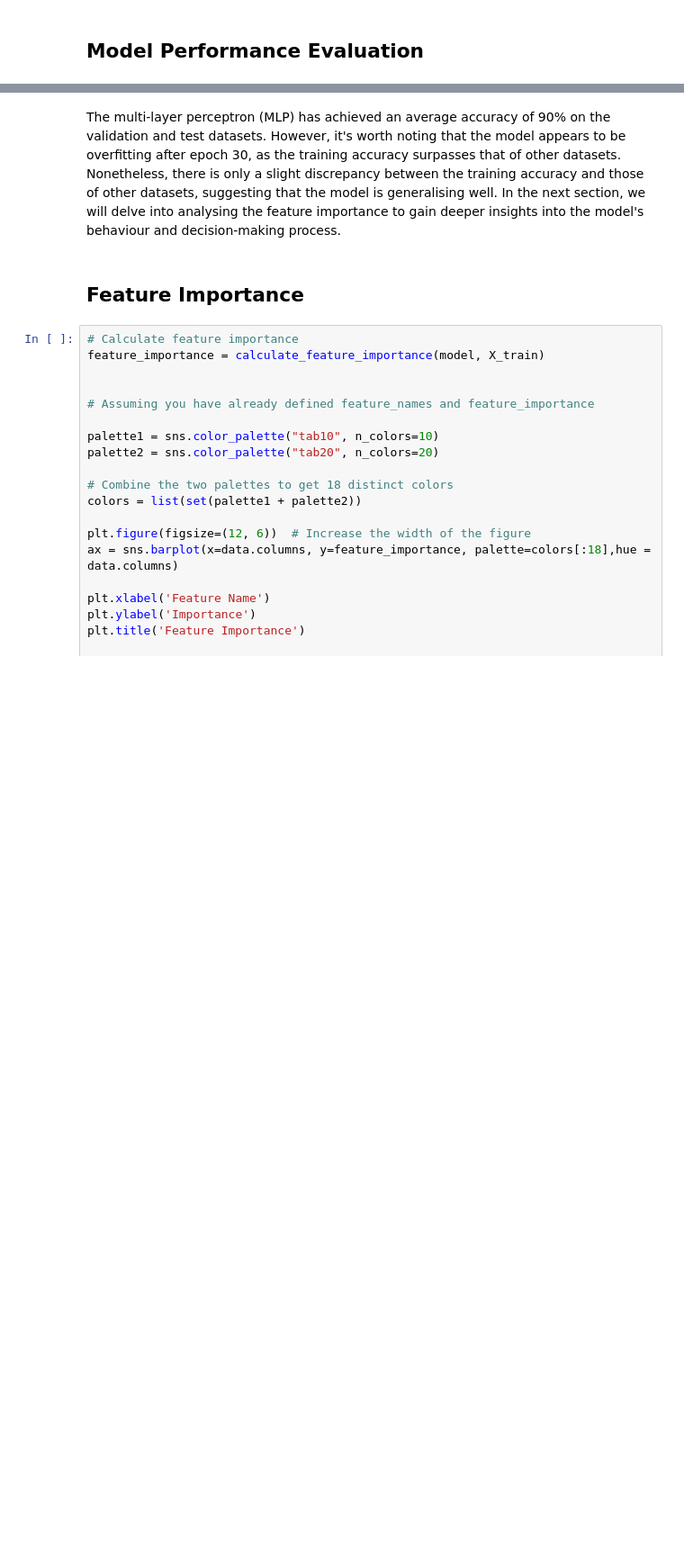
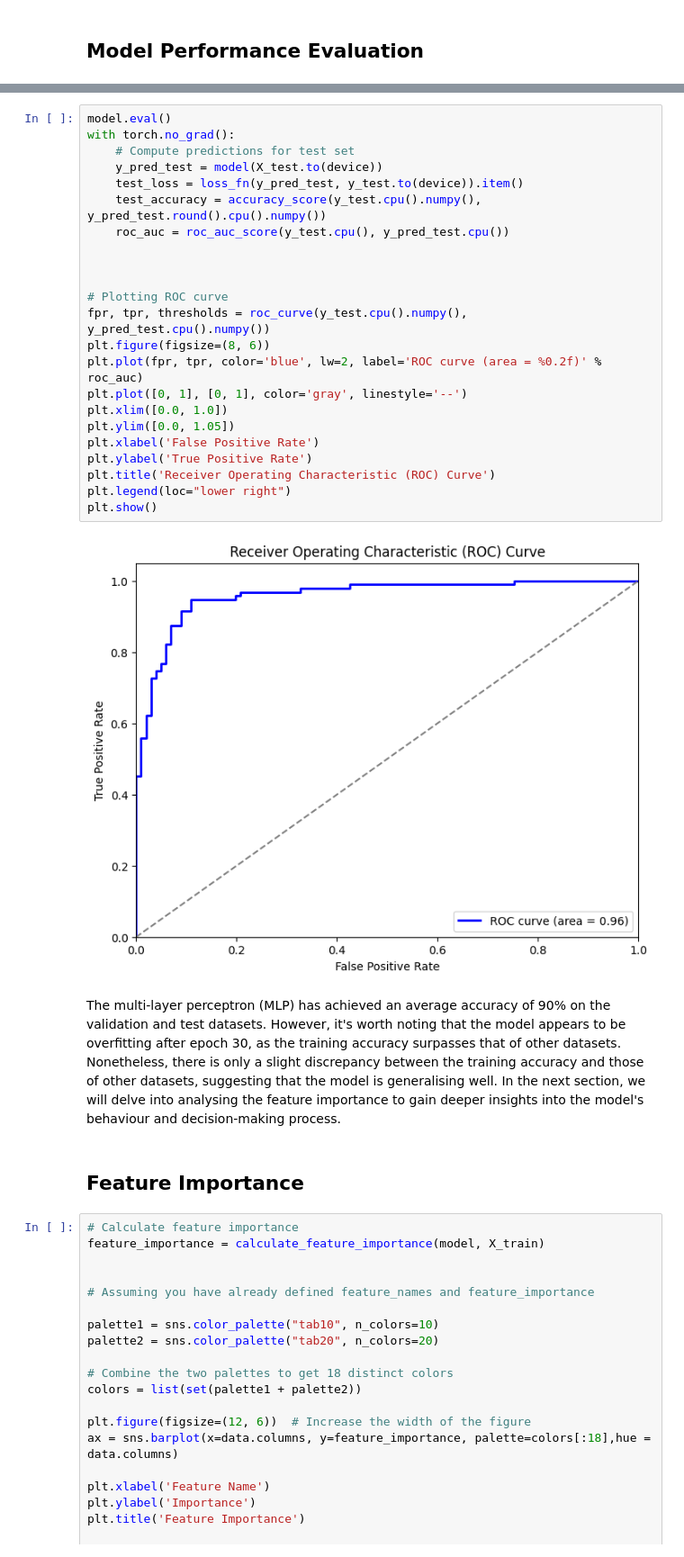
Before and after one commit to AmirMohammadiKarbalaei/Pima-Indians-Diabetes, a Jupyter notebook: Model.ipynb, the cells around one changed output, grey strips where cells are left out. Shown: that part at 90% size. Drawn from its saved outputs; the diff is of its cells as text; blank space fills up the shorter version.

```diff
--- a/Model.ipynb
+++ b/Model.ipynb
@@ -251,6 +249,31 @@ Confusion Matrix - Validation Set:
 [figure]
 Confusion Matrix - Test Set:
 [figure]
+# %%
+model.eval()
+with torch.no_grad():
+    # Compute predictions for test set
+    y_pred_test = model(X_test.to(device))
+    test_loss = loss_fn(y_pred_test, y_test.to(device)).item()
+    test_accuracy = accuracy_score(y_test.cpu().numpy(), y_pred_test.round().cpu().numpy())
+    roc_auc = roc_auc_score(y_test.cpu(), y_pred_test.cpu())
+
+
+
+# Plotting ROC curve
+fpr, tpr, thresholds = roc_curve(y_test.cpu().numpy(), y_pred_test.cpu().numpy())
+plt.figure(figsize=(8, 6))
+plt.plot(fpr, tpr, color='blue', lw=2, label='ROC curve (area = %0.2f)' % roc_auc)
+plt.plot([0, 1], [0, 1], color='gray', linestyle='--')
+plt.xlim([0.0, 1.0])
+plt.ylim([0.0, 1.05])
+plt.xlabel('False Positive Rate')
+plt.ylabel('True Positive Rate')
+plt.title('Receiver Operating Characteristic (ROC) Curve')
+plt.legend(loc="lower right")
+plt.show()
+# %% [output]
+[figure, added]
 # %% [markdown]
 The multi-layer perceptron (MLP) has achieved an average accuracy of 90% on the validation and test datasets. However, it's worth noting that the model appears to be overfitting after epoch 30, as the training accuracy surpasses that of other datasets. Nonetheless, there is only a slight discrepancy between the training accuracy and those of other datasets, suggesting that the model is generalising well. In the next section, we will delve into analysing the feature importance to gain deeper insights into the model's behaviour and decision-making process.
 # %% [markdown]
```
Also changed, not shown: parts of 14 cells of this notebook, 5 other files.
